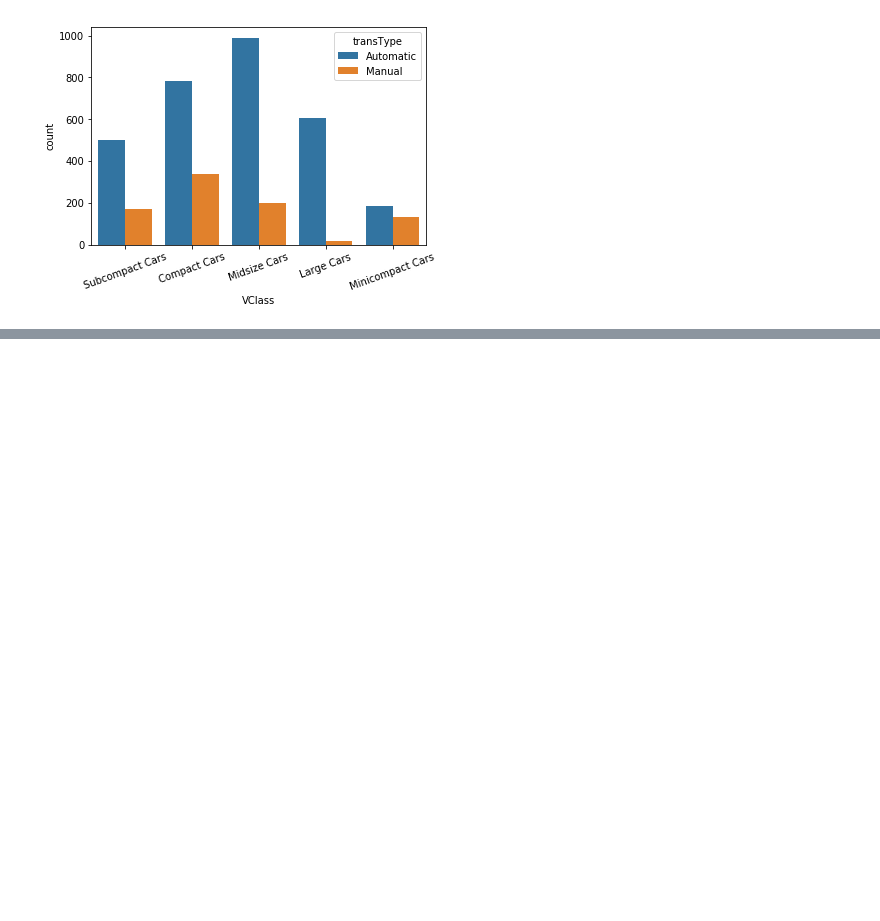
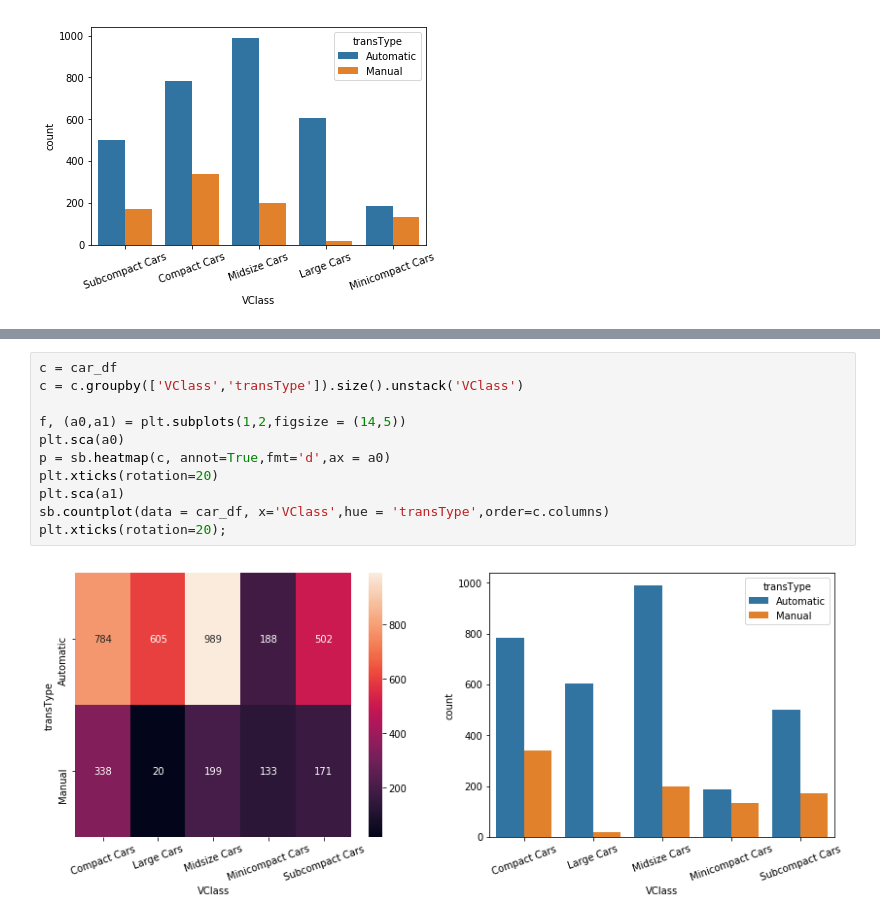
Before and after one commit to rashokanand/python_viz_matplotlib_seaborn, a Jupyter notebook: Bivariate_visualizations.ipynb, the cells around one changed output, grey strips where cells are left out. Drawn from its saved outputs; the diff is of its cells as text; blank space fills up the shorter version.

Commit message:
feat: Heatmap and clustered bar comparison

```diff
--- a/Bivariate_visualizations.ipynb
+++ b/Bivariate_visualizations.ipynb
@@ -207,0 +211,13 @@ plt.xticks(rotation=20);
+# %%
+c = car_df
+c = c.groupby(['VClass','transType']).size().unstack('VClass')
+
+f, (a0,a1) = plt.subplots(1,2,figsize = (14,5))
+plt.sca(a0)
+p = sb.heatmap(c, annot=True,fmt='d',ax = a0)
+plt.xticks(rotation=20)
+plt.sca(a1)
+sb.countplot(data = car_df, x='VClass',hue = 'transType',order=c.columns)
+plt.xticks(rotation=20);
+# %% [output]
+[figure, added]
```
Also changed, not shown: parts of 2 cells of this notebook.
